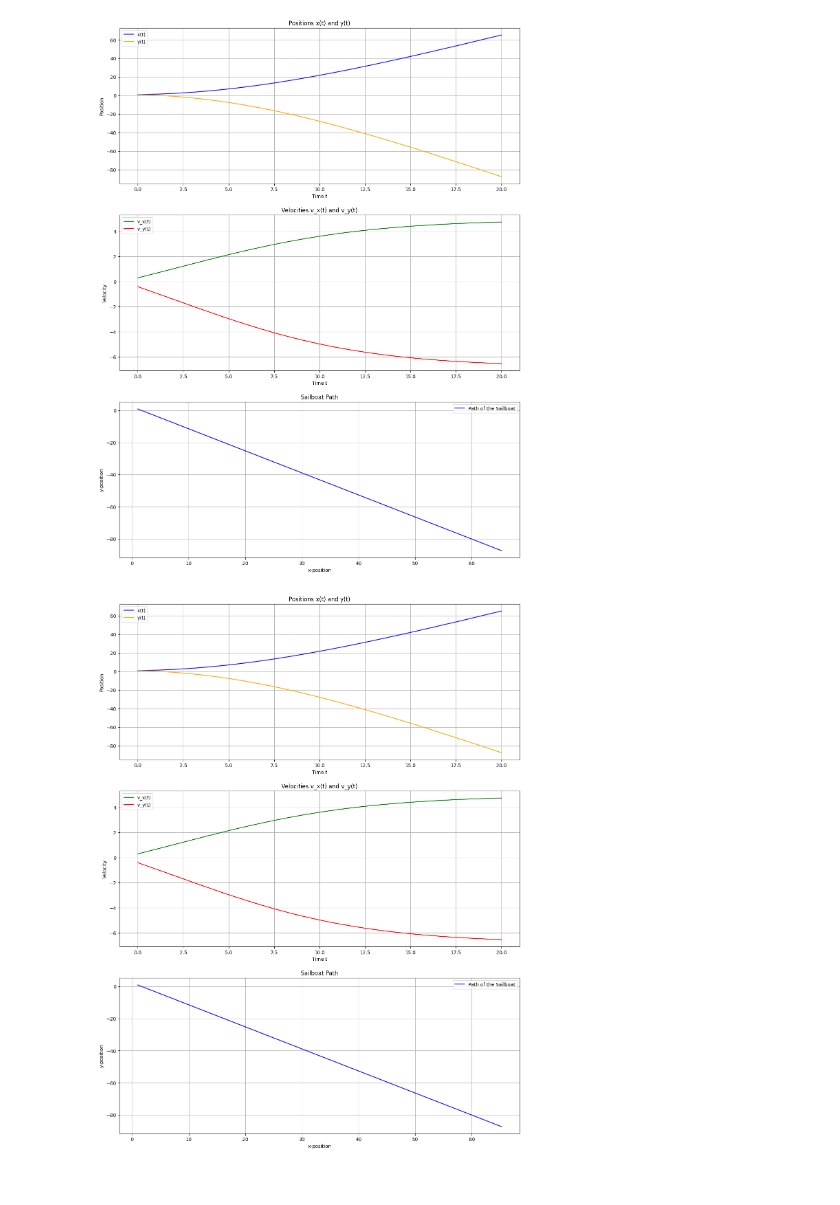
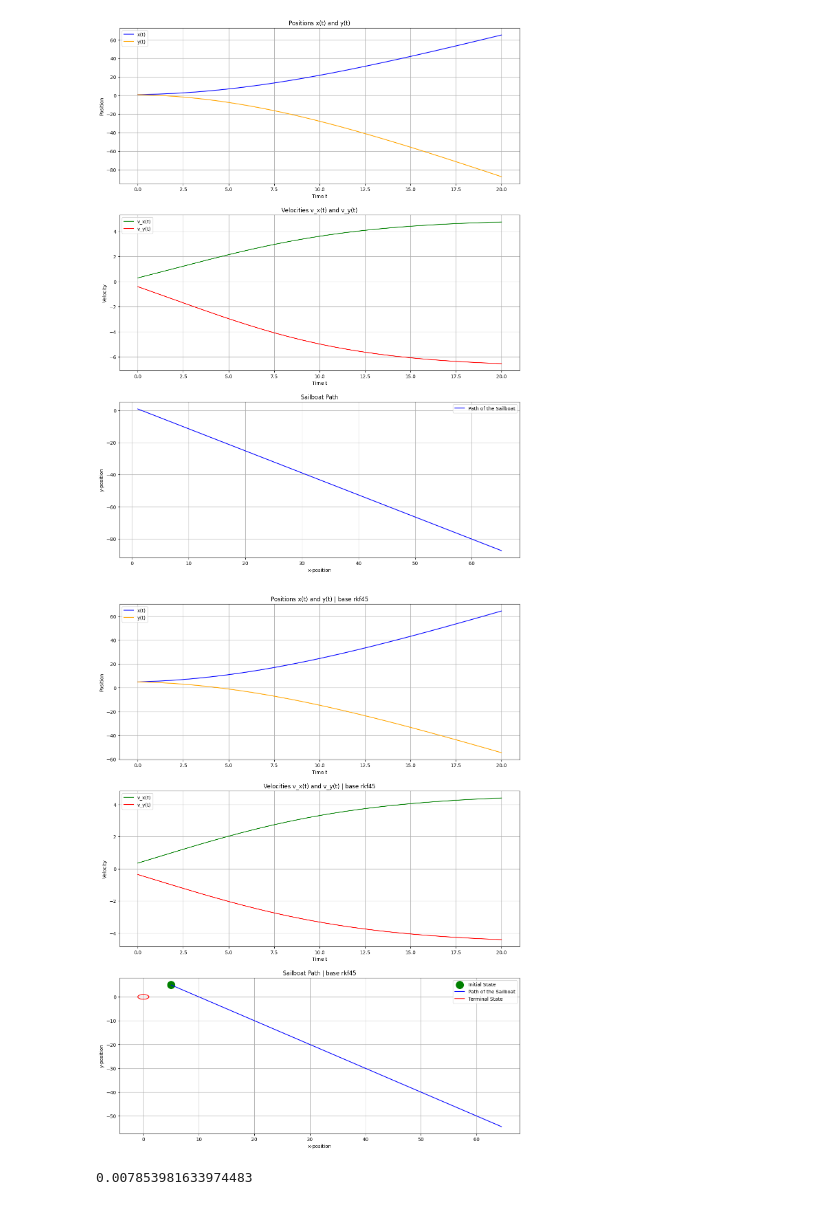
Before and after one commit to NP47/ZephyrRL, a Jupyter notebook: simulation/build.ipynb, the cells around one changed output. Drawn from its saved outputs; the diff is of its cells as text; code cells hidden in the pictures.

```diff
--- a/simulation/build.ipynb
+++ b/simulation/build.ipynb
@@ -158,7 +158,13 @@ def rkf45_step(f, t, z, h, args=()):
 
     return z_next
 
+def terminal_state_check(boat_pos, ternminal_state = (0,0), epislon = 1):
+    x,y = boat_pos
+    a,b = ternminal_state
+    if (x-a)**2 + (y-b)**2 <= epislon**2:
+        return True
 
+    return False
 
 def ivp_solver(ode_sys, z_0, t_eval, args=()):
     N = len(t_eval)
@@ -169,13 +175,55 @@ def ivp_solver(ode_sys, z_0, t_eval, args=()):
 
 
     for i in range(1, N):
+        if i == int(N+2):
+            theta_b_updated = args[0] - np.pi/2
+            args = (theta_b_updated,) + args[1:]
+
+        if terminal_state_check(z_sol[i-1][:2]): #if true then we have reached the terminal state
+
+            return z_sol[:i,:], t_eval[:i]
+
         h = t_eval[i] - t_eval[i-1]
         z_sol[i] = rkf45_step(ode_sys, t_eval[i-1], z_sol[i-1], h, args)
 
 
-    return z_sol
+    return z_sol, t_eval
 
-z_sol = ivp_solver(system_ode, z_0, t_eval, args=(theta_b, theta_s, theta_w_t, mag_w_v_t, fixed_param))
+
+# Boat initial conditions/parameters
+intitial_state = np.array([5., 5.])
+theta_b = - np.pi/4
+initial_mag_v_b = 0.5
+m_b = 100
+
+#sail params
+theta_s = np.pi
+S = 5 #size of sail
+
+#Wind parameters
+mag_w_v_t = 4
+theta_w_t = np.pi
+
+
+#Enivorment parameters
+rho_a = 1.225
+
+#fixed parameters
+fixed_param = np.array([m_b, S, rho_a])
+
+#terminal state
+coord_ts = (0,0)
+epsilon = 1
+
+#intial state vector
+z_0 = build_initial_conditions(intitial_state, initial_mag_v_b, theta_b)
+
+
+# Time parameters
+t_span = (0, 20)
+t_eval = np.linspace(t_span[0], t_span[1], 5000)
+
+z_sol, t = ivp_solver(system_ode, z_0, t_eval, args=(theta_b, theta_s, theta_w_t, mag_w_v_t, fixed_param))
 
 x,y,v_x,v_y = z_sol[:, 0], z_sol[:, 1], z_sol[:, 2], z_sol[:, 3]
 
@@ -184,31 +232,49 @@ plt.figure(figsize=(15, 20))
 
 plt.subplot(3, 1, 1)
 plt.plot(t, x, label='x(t)', color='blue')
 plt.plot(t, y, label='y(t)', color='orange')
 plt.title('Positions x(t) and y(t) | base rkf45')
 plt.xlabel('Time t')
 plt.ylabel('Position')
 plt.legend()
 plt.grid()
 
 # Plot vx and vy
 plt.subplot(3, 1, 2)
 plt.plot(t, v_x, label='v_x(t)', color='green')
 plt.plot(t, v_y, label='v_y(t)', color='red')
 plt.title('Velocities v_x(t) and v_y(t) | base rkf45')
 plt.xlabel('Time t')
 plt.ylabel('Velocity')
 plt.legend()
 plt.grid()
 
+
+
+
+# Create points on the circle
+theta = np.linspace(0, 2 * np.pi, 200)  # 200 points evenly spaced around the circle
+ts_x = coord_ts[0] + epsilon * np.cos(theta)
+ts_y = coord_ts[1] + epsilon * np.sin(theta)
+
 # Plot the path of the sailboat
 plt.subplot(3, 1, 3)
+plt.scatter(intitial_state[0], intitial_state[1], label = 'Initial State', color = 'green', s = 250)
 plt.plot(x, y, label='Path of the Sailboat', color='blue')
+plt.plot(ts_x, ts_y, label = 'Terminal State', color = 'red')
 plt.title('Sailboat Path | base rkf45')
 plt.xlabel('x-position')
 plt.ylabel('y-position')
 plt.legend()
 plt.grid()
 plt.show()
 # %% [output]
-[figure, old version]
+[figure, new version]
+# %%
+def terminal_state(coord=np.array([0,0]), epsilon = 0.5):
+    pass
+
+
+((np.pi/2)/4)*0.02
+# %% [output]
+0.007853981633974483
```
Also changed, not shown: 13 other files.
